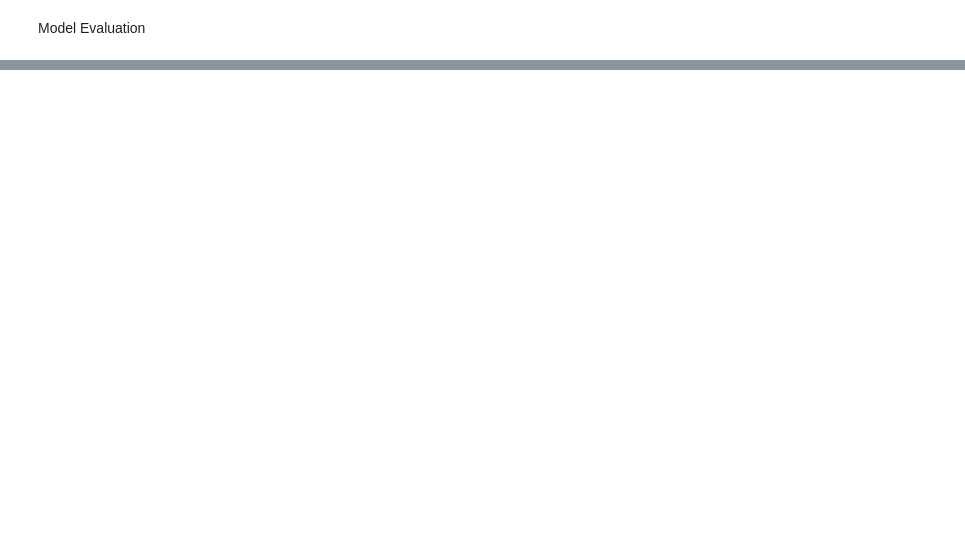
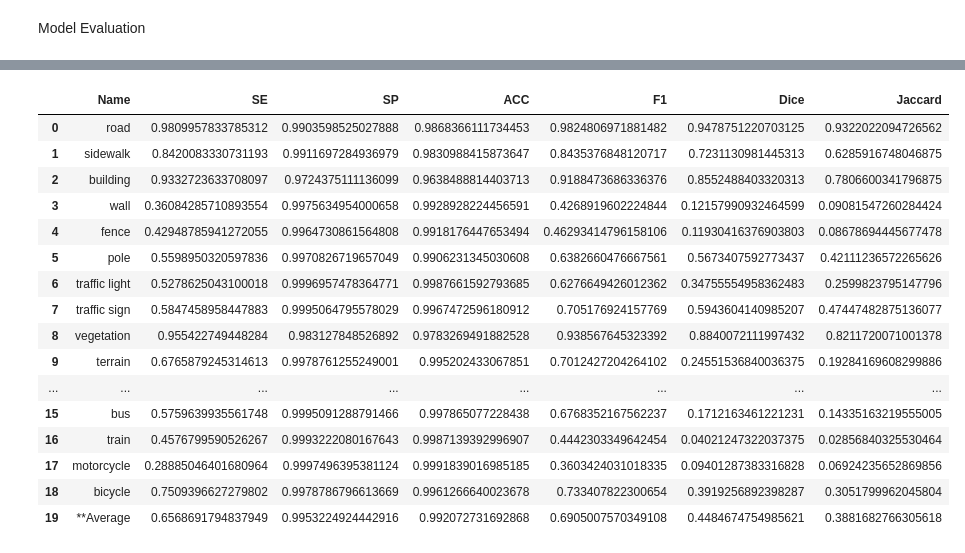
Before and after one commit to buvnswrn/Image-Segmentation, a Jupyter notebook: Task 3.ipynb, the cells around one changed output, grey strips where cells are left out. Drawn from its saved outputs; the diff is of its cells as text; code cells hidden in the pictures; blank space fills up the shorter version.

```diff
--- a/Task 3.ipynb
+++ b/Task 3.ipynb
@@ -406,8 +407,7 @@ torch.save(model, "r2u_optim.model")
 Model Evaluation
 # %%
 
-model = torch.load(modelRoot + "/r2u_epoch_99.model", map_location=device)
-model = model.eval()
+model = torch.load("r2u_optim.model", map_location=device)
 # %%
 import sklearn.metrics
 
@@ -472,20 +477,14 @@ jaccard /= jaccard_count
 from IPython.display import HTML, display
 import tabulate
 
-test = np.array(reduced_mapping)-4
-if len(reduced_mapping) != len(mapping):
-    stripped_matrix = confusion_matrix[test][:, test]
-    stripped_dice = dice[test]
-    stripped_jaccard = jaccard[test]
-else:
-    stripped_matrix = confusion_matrix
-    stripped_dice = dice
-    stripped_jaccard = jaccard
+stripped_dice = dice
+stripped_jaccard = jaccard
 
-FP = stripped_matrix.sum(axis=0) - np.diag(stripped_matrix)
-FN = stripped_matrix.sum(axis=1) - np.diag(stripped_matrix)
-TP = np.diag(stripped_matrix)
-TN = stripped_matrix.sum() - (FP + FN + TP)
+
+FP = confusion_matrix.sum(axis=0) - np.diag(confusion_matrix)
+FN = confusion_matrix.sum(axis=1) - np.diag(confusion_matrix)
+TP = np.diag(confusion_matrix)
+TN = confusion_matrix.sum() - (FP + FN + TP)
 
 SE = np.nan_to_num(TP/(TP+FN))
 SP = np.nan_to_num(TN/(TN+FP))
@@ -518,32 +517,50 @@ names = [
     "person",
     "rider",
     "car",
     "truck",
     "bus",
     "caravan",
     "trailer",
     "train",
     "motorcycle",
     "bicycle"
 ]
 
 
 def plot(table):
     display(HTML(tabulate.tabulate(torch.tensor(table), tablefmt='html')))
 
 import pandas as pd
 
-names = np.array(names)[test]
+names = np.array(names)[np.array(mapping)-4]
 
-size = len(reduced_mapping)
+size = len(mapping)
 
 frame = [np.append(names, "**Average"),
          np.append(SE, np.sum(SE) / size),
          np.append(SP, np.sum(SP) / size),
          np.append(ACC, np.sum(ACC) / size),
          np.append(F1, np.sum(F1) / size),
          np.append(stripped_dice, np.sum(stripped_dice) / size),
          np.append(stripped_jaccard, np.sum(stripped_jaccard) / size)]
 
 
 pd.DataFrame(np.stack(frame, axis=1), columns=["Name","SE","SP","ACC","F1","Dice", "Jaccard"])
+# %% [output]
+|  | Name | SE | SP | ACC | F1 | Dice | Jaccard |
+| 0 | road | 0.9809957833785312 | 0.9903598525027888 | 0.9868366111734453 | 0.9824806971881482 | 0.9478751220703125 | 0.9322022094726562 |
+| 1 | sidewalk | 0.8420083330731193 | 0.9911697284936979 | 0.9830988415873647 | 0.8435376848120717 | 0.7231130981445313 | 0.6285916748046875 |
+| 2 | building | 0.9332723633708097 | 0.9724375111136099 | 0.9638488814403713 | 0.9188473686336376 | 0.8552488403320313 | 0.7806600341796875 |
+| 3 | wall | 0.36084285710893554 | 0.9975634954000658 | 0.9928928224456591 | 0.4268919602224844 | 0.12157990932464599 | 0.09081547260284424 |
+| 4 | fence | 0.42948785941272055 | 0.9964730861564808 | 0.9918176447653494 | 0.46293414796158106 | 0.11930416376903803 | 0.08678694445677478 |
+| 5 | pole | 0.5598950320597836 | 0.9970826719657049 | 0.9906231345030608 | 0.6382660476667561 | 0.5673407592773437 | 0.42111236572265626 |
+| 6 | traffic light | 0.5278625043100018 | 0.9996957478364771 | 0.9987661592793685 | 0.6276649426012362 | 0.34755554958362483 | 0.2599823795147796 |
+| 7 | traffic sign | 0.5847458958447883 | 0.9995064795578029 | 0.9967472596180912 | 0.705176924157769 | 0.5943604140985207 | 0.47447482875136077 |
+| 8 | vegetation | 0.955422749448284 | 0.983127848526892 | 0.9783269491882528 | 0.938567645323392 | 0.8840072111997432 | 0.8211720071001378 |
+| 9 | terrain | 0.6765879245314613 | 0.9978761255249001 | 0.995202433067851 | 0.7012427204264102 | 0.24551536840036375 | 0.19284169608299886 |
+| ... | ... | ... | ... | ... | ... | ... | ... |
+| 15 | bus | 0.5759639935561748 | 0.9995091288791466 | 0.997865077228438 | 0.6768352167562237 | 0.1712163461221231 | 0.14335163219555005 |
+| 16 | train | 0.4576799590526267 | 0.9993222080167643 | 0.9987139392996907 | 0.4442303349642454 | 0.04021247322037375 | 0.02856840325530464 |
+| 17 | motorcycle | 0.28885046401680964 | 0.9997496395381124 | 0.9991839016985185 | 0.3603424031018335 | 0.09401287383316828 | 0.06924235652869856 |
+| 18 | bicycle | 0.7509396627279802 | 0.9978786796613669 | 0.9961266640023678 | 0.733407822300654 | 0.3919256892398287 | 0.3051799962045804 |
+| 19 | **Average | 0.6568691794837949 | 0.9953224924442916 | 0.992072731692868 | 0.6905007570349108 | 0.4484674754985621 | 0.3881682766305618 |
```
Also changed, not shown: parts of 4 cells of this notebook, 1 other file.
